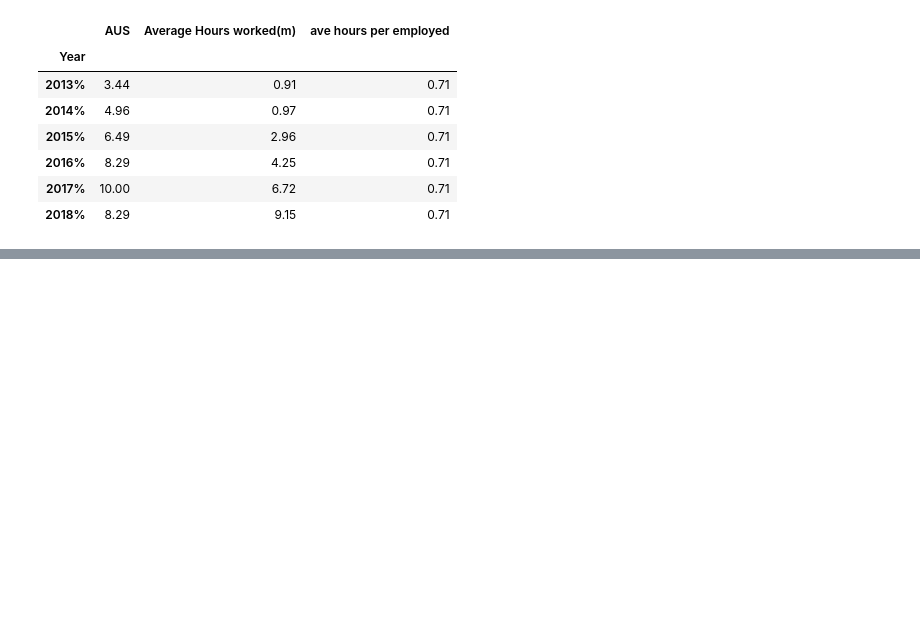
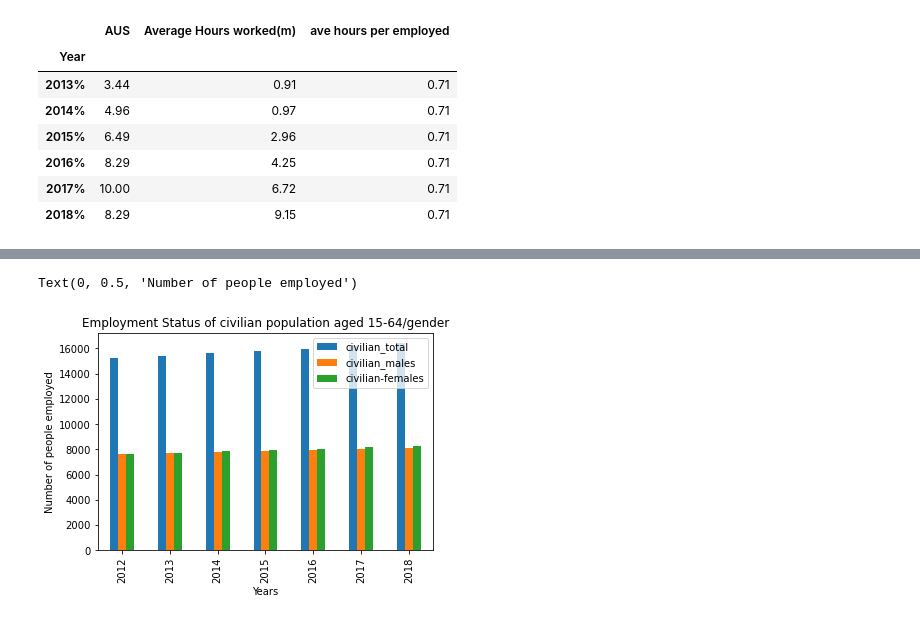
Before and after one commit to tonyzhao668/adventure, a Jupyter notebook: adventure_main.ipynb, the cells around one changed output, grey strips where cells are left out. Cells and saved outputs as stored; diff of their text form; code cells hidden in the pictures; blank space fills up the shorter version.

```diff
--- a/adventure_main.ipynb
+++ b/adventure_main.ipynb
@@ -754,0 +815,15 @@ FileNotFoundError: [Errno 2] File Resources/labour_force_data.csv does not exist
+# %%
+plotdata = pd.DataFrame({
+    "civilian_total":[15257.4, 15439.4, 15612.4, 15781, 15990.4, 16199.7, 16417.7],
+    "civilian_males":[7616.9, 7692.8, 7770.2, 7841.1, 7937.3, 8038.7, 8149.2],
+    "civilian-females":[7640.5, 7746.6, 7842.2, 7940, 8053.1, 8161, 8268.5]
+    },
+    index=["2012", "2013", "2014", "2015", "2016", "2017", "2018"])
+
+plotdata.plot (kind="bar")
+plt.title("Employment Status of civilian population aged 15-64/gender")
+plt.xlabel("Years")
+plt.ylabel("Number of people employed")
+# %% [output]
+Text(0, 0.5, 'Number of people employed')
+[figure, added]
```
Also changed, not shown: parts of 15 cells of this notebook, 11 other files.
